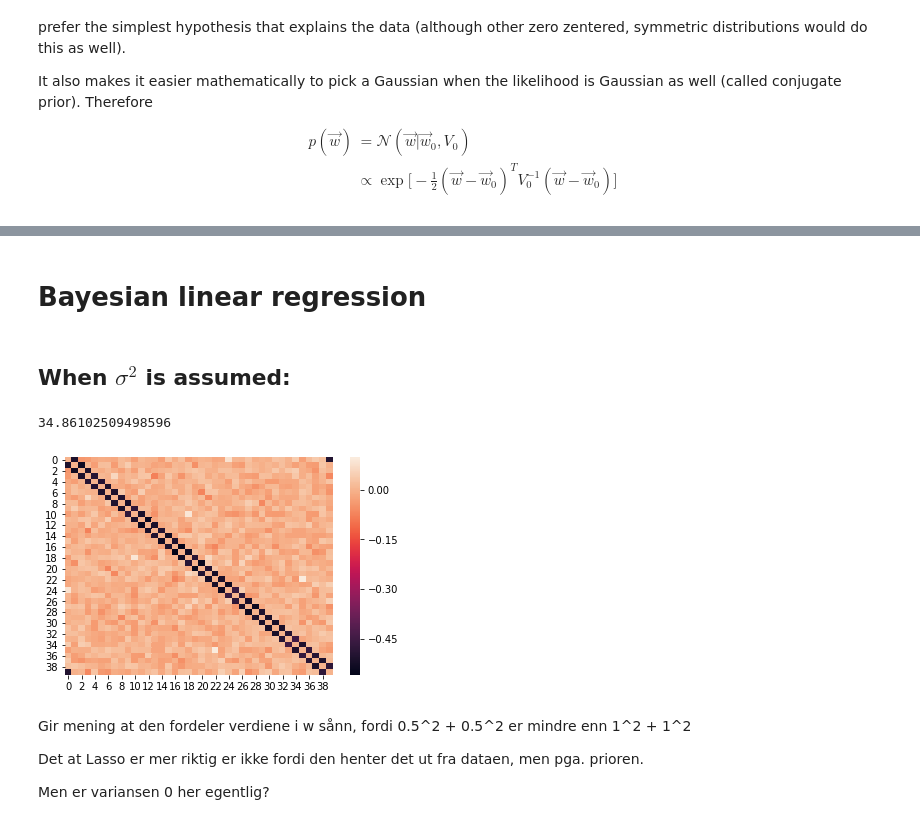
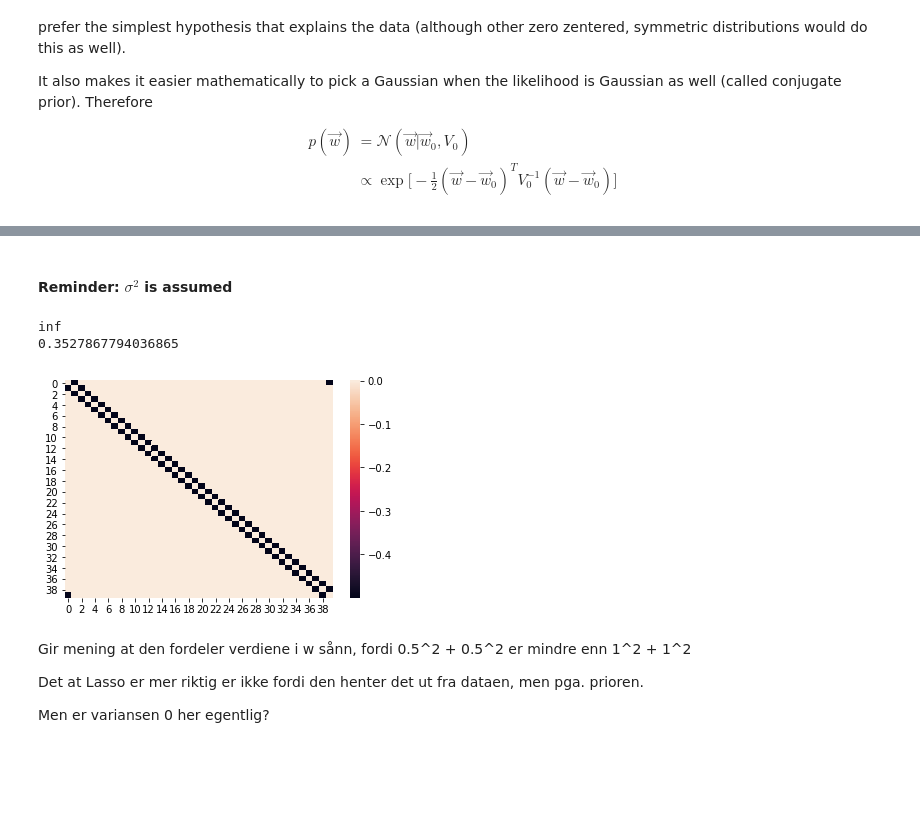
Before and after one commit to Kodemannen/Bayesian-Inference-and-Machine-Learning, a Jupyter notebook: Presentation.ipynb, the cells around one changed output, grey strips where cells are left out. Saved outputs shown, nothing was run; the diff lists cells and outputs as text; code cells hidden in the pictures; blank space fills up the shorter version.

```diff
--- a/Presentation.ipynb
+++ b/Presentation.ipynb
@@ -100,8 +111,8 @@ def ising_energies(states):
 energies=ising_energies(states)
 
 # Adding noise:
-#noise_variance = 2.5
-#energies += np.random.normal(0,scale=np.sqrt(noise_variance), size=energies.shape)
+noise_variance = 2.5
+energies += np.random.normal(0,scale=np.sqrt(noise_variance), size=energies.shape)
 # %% [markdown]
 ### Remapping data for regression
 
@@ -328,7 +277,5 @@ Ha med forklaringen for hvordan bayesisk tenkning kan brukes til å si f.eks. no
-# %% [markdown]
-# Bayesian linear regression
 # %% [markdown]
-## When $\sigma^2$ is assumed:
+#### Reminder: $\sigma^2$ is assumed
 # %%
 import time
 from sys import exit
@@ -345,12 +292,18 @@ tau = 1 # 1 means unitary gaussian, determines the strength of the prior
 V0 = tau**2*np.identity(D)  # precision matrix of prior
 V0_inv = np.linalg.inv(V0)
 
-X = new_states # data matrix with data as rows
-y = energies
+mean_x = np.mean(new_states,axis=0,keepdims=True)
+
+X = new_states - mean_x # data matrix with data as rows, centered
+
+
+y = energies - np.mean(energies)
 
 
 VN_inv = V0_inv + np.dot(X.T,X) / variance
 VN = np.linalg.inv(VN_inv)
+
+print(np.linalg.det(VN_inv))
 
 wN = np.dot(np.dot(VN,V0_inv),w0) + np.dot(np.dot(VN,X.T),y) / variance
 t1 = time.time()-t0
@@ -358,18 +311,19 @@ t1 = time.time()-t0
 
 print(t1)
 # %% [output]
-34.86102509498596
+inf
+0.3527867794036865
 # %%
 import matplotlib.pyplot as plt
 %matplotlib inline
 import seaborn as sns
 
-sns.heatmap(wN.reshape(40,40))
+sns.heatmap(wN.reshape(L,L))
 plt.show()
 #plt.imshow(wN.reshape(40,40))
 #plt.show()
 # %% [output]
-[figure, old version]
+[figure, new version]
 # %% [markdown]
 Gir mening at den fordeler verdiene i w sånn, fordi 0.5^2 + 0.5^2 er mindre enn 1^2 + 1^2
 
```
Also changed, not shown: parts of 10 cells of this notebook.
